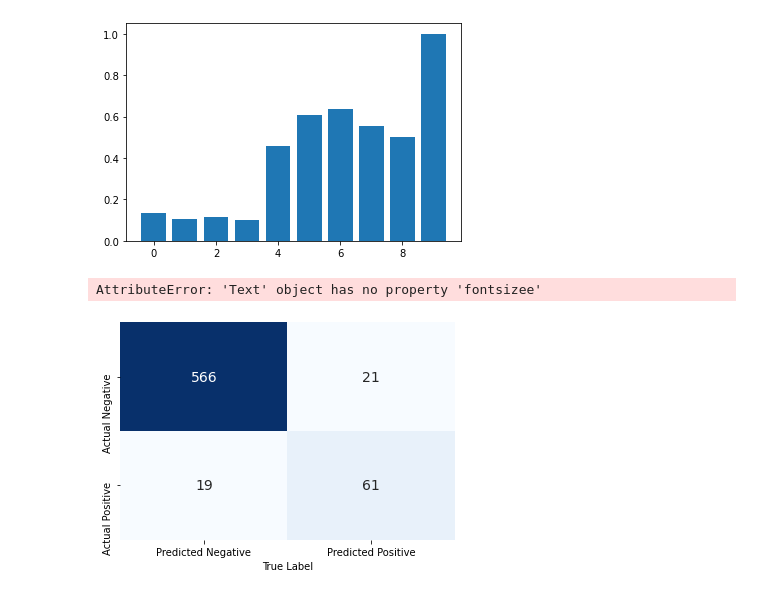
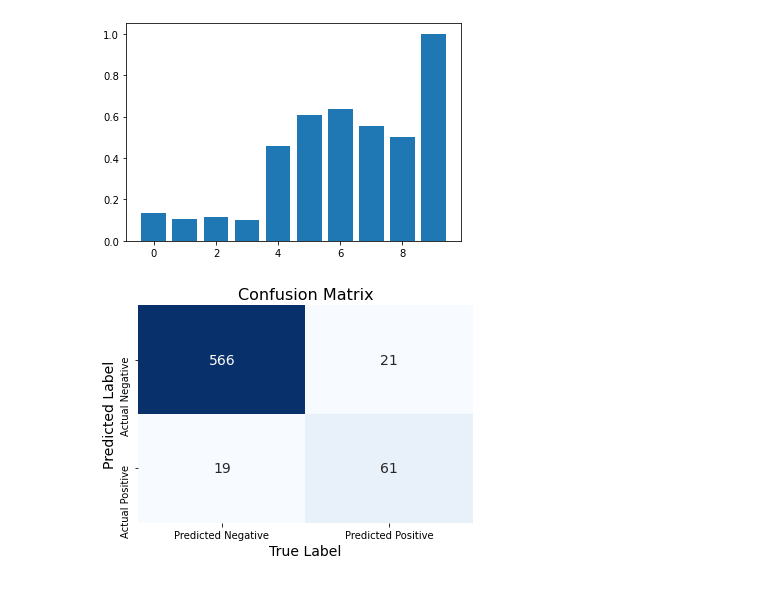
Before and after one commit to arsatija/Phase3Project, a Jupyter notebook: notebooks/index.ipynb, the cells around one changed output. Drawn from its saved outputs; the diff is of its cells as text; code cells hidden in the pictures.

```diff
--- a/notebooks/index.ipynb
+++ b/notebooks/index.ipynb
@@ -378,14 +378,13 @@ plt.bar(df2.index, df2['churn_percent'])
 # %%
 cm = confusion_matrix(y_test, y_pred3)
 plt.figure(figsize=(6, 4))
 sns.heatmap(cm, annot=True, cmap='Blues', fmt='g', cbar=False,
             annot_kws={"size": 14},
             xticklabels=['Predicted Negative', 'Predicted Positive'],
             yticklabels=['Actual Negative', 'Actual Positive'])
-plt.xlabel('True Label', fontsizee=14)
+plt.xlabel('True Label', fontsize=14)
 plt.ylabel('Predicted Label', fontsize=14)
 plt.title('Confusion Matrix', fontsize=16)
 plt.show()
 # %% [output]
-AttributeError: 'Text' object has no property 'fontsizee'
-[figure, old version]
+[figure, new version]
```
